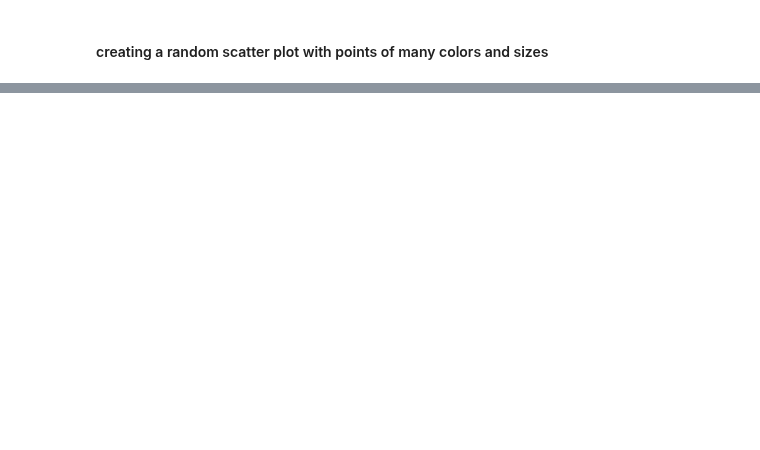
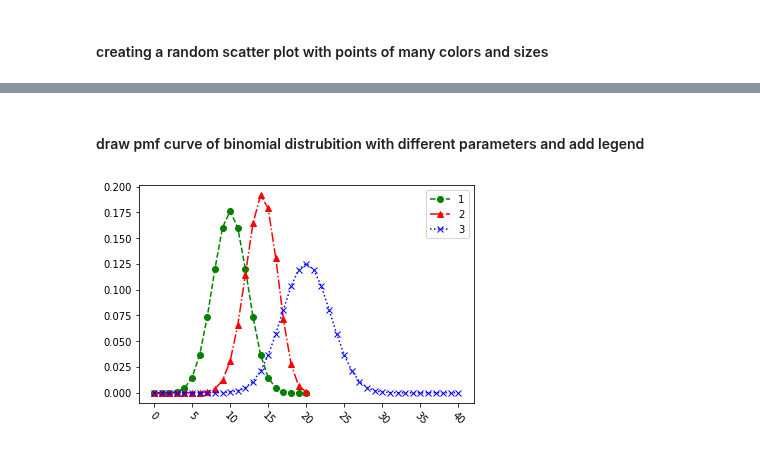
Before and after one commit to w26738/Notebook, a Jupyter notebook: data_analysis/matplotlib_101.ipynb, the cells around one changed output, grey strips where cells are left out. Drawn from its saved outputs; the diff is of its cells as text; code cells hidden in the pictures; blank space fills up the shorter version.

```diff
--- a/data_analysis/matplotlib_101.ipynb
+++ b/data_analysis/matplotlib_101.ipynb
@@ -199,0 +228,23 @@ plt.colorbar()
+# %% [markdown]
+#### draw pmf curve of binomial distrubition with different parameters and add legend
+# %%
+from scipy import stats
+
+paras = [(0.5, 20), (0.7, 20), (0.5, 40)]
+colors = ['g', 'r', 'b']
+markers = ['o', '^', 'x']
+lss = ['--', '-.', ':']
+labels = ['1', '2', '3']
+
+fig = plt.figure()
+ax = fig.add_subplot(111)
+i = 0
+for para in paras:
+    binomal = stats.binom(para[1], para[0])
+    binomal_pmf = binomal.pmf(np.arange(0, para[1]+1))
+    ax.plot(binomal_pmf, ls=lss[i], marker = markers[i], color=colors[i], label=labels[i])
+    i += 1
+plt.xticks(rotation=-45)
+ax.legend();
+# %% [output]
+[figure, added]
```
Also changed, not shown: parts of 19 cells of this notebook.
